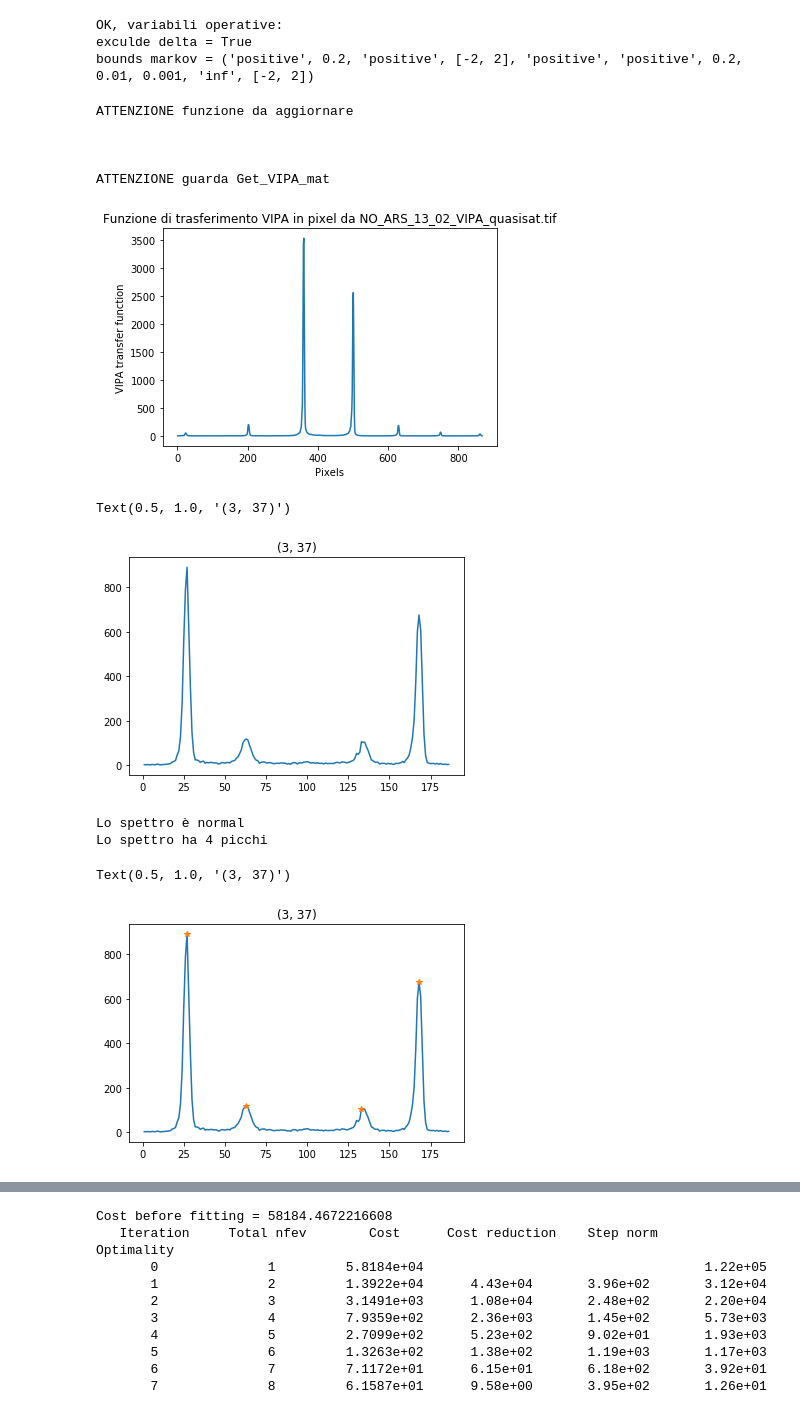
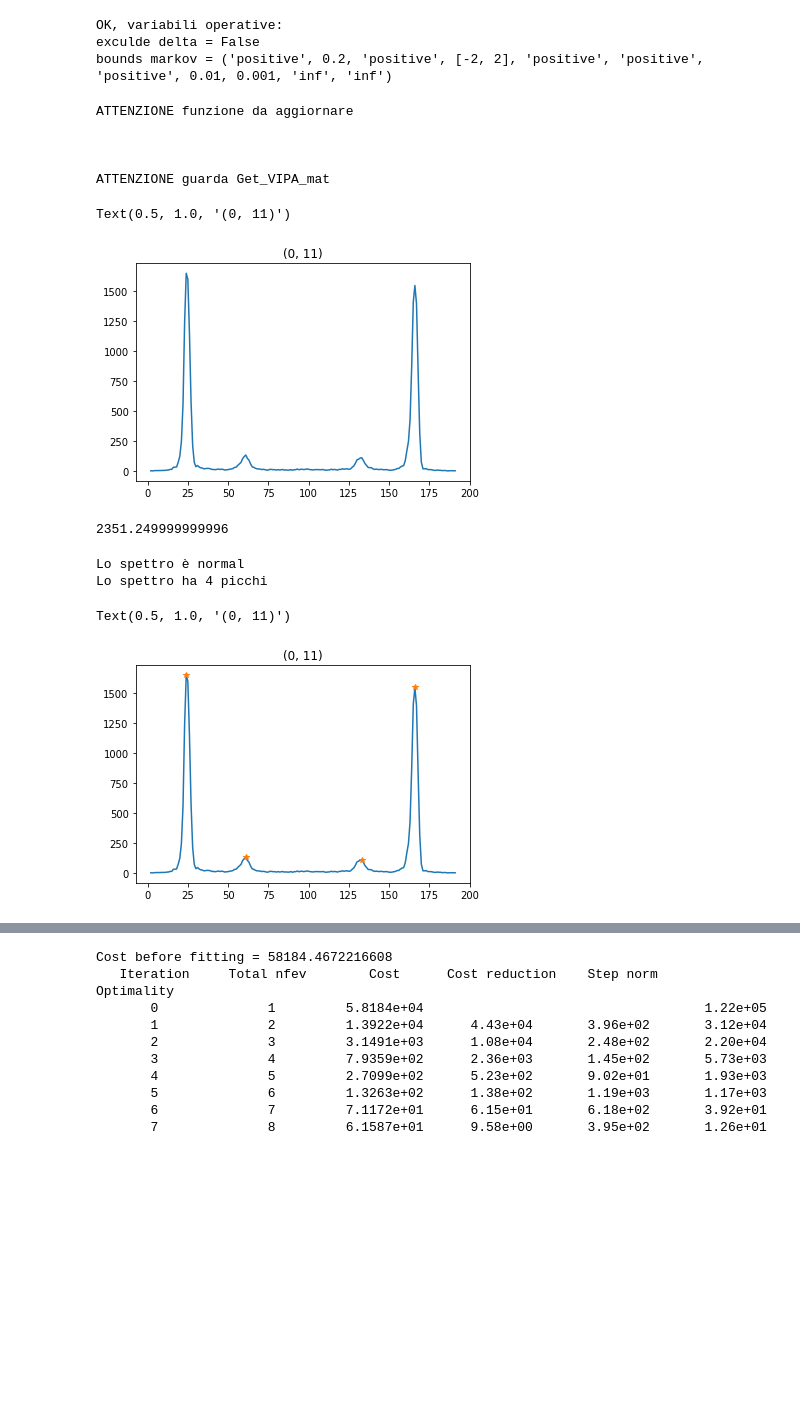
Before and after one commit to flautodipan/Python_Libraries, a Jupyter notebook: Experimentum_single.ipynb, the cells around one changed output, grey strips where cells are left out. Saved outputs shown, nothing was run; the diff lists cells and outputs as text; code cells hidden in the pictures; blank space fills up the shorter version.

Commit message:
Lavoro su grafici e poco più per Brillouin. Per MD ho implementato lo studio al variare del cutoff

```diff
--- a/Experimentum_single.ipynb
+++ b/Experimentum_single.ipynb
@@ -17,7 +17,7 @@ import configparser
 
 save_path = '../Scrittek/figures/'
 #I/O
-spectra_filename = 'NO_ARS_13_02'
+spectra_filename = 'ARS_13_02'
 now_path            =   '../BRILLOUIN/TDP43/' +spectra_filename +'/'
 
 inputs = configparser.ConfigParser()
@@ -52,7 +52,6 @@ mean_dist_23        =  inputs.getfloat('Operatives','mean_dist_23')
 
 recover_markov      = inputs.getboolean('Markov', 'recover_markov')
 p0_normal           = np.array(eval(inputs['Markov']['p0_normal']))
-p0_brillouin        = np.array(eval(inputs['Markov']['p0_brillouin']))
 p0_almost           = np.array(eval(inputs['Markov']['p0_almost']))
 
 rules_markov_bounds =   eval(inputs['Markov']['rules_markov_bounds'])
@@ -75,30 +74,33 @@ cols_gauss  = ( 'A', 'mu', 'sigma')
 print('OK, variabili operative:\nexculde delta = {}\nbounds markov = {}'.format(exclude_delta, str(rules_markov_bounds)))
 # %% [output]
 OK, variabili operative:
-exculde delta = True
-bounds markov = ('positive', 0.2, 'positive', [-2, 2], 'positive', 'positive', 0.2, 0.01, 0.001, 'inf', [-2, 2])
+exculde delta = False
+bounds markov = ('positive', 0.2, 'positive', [-2, 2], 'positive', 'positive', 'positive', 0.01, 0.001, 'inf', 'inf')
 # %%
 #0) importo dati e inizializzo oggetti
-i   =   3
-j   =   37
+i   =   0
+j   =  11
 y    =   Import_from_Matlab(spectra_filename, now_path, var_name = 'y3', transpose = transpose)[i][j]
 Data    =   Exp.Spectrum(name = str((i,j)))
 Data.Get_Spectrum(y = np.resize(y, np.max(y.shape)), offset = 183., cut = pre_cut, cut_range = (10, 175))
 Data.Get_Spectrum_Peaks(**syg_kwargs)
-Data.Get_VIPA_tif(VIPA_filename, now_path, fig = 'VIPA_img', save_path = now_path)
+Data.Get_VIPA_tif(VIPA_filename, now_path, )#fig = 'VIPA_img', save_path = now_path)
 
 plt.figure()
 plt.plot(Data.x, Data.y)
 plt.title(str((i,j)))
 # %% [output]
 ATTENZIONE funzione da aggiornare
 
 
 
 ATTENZIONE guarda Get_VIPA_mat
+Text(0.5, 1.0, '(0, 11)')
-[figure, old version]
+[figure, new version]
-Text(0.5, 1.0, '(3, 37)')
-[figure, removed]
+# %%
+(4*0.99*0.95)/((0.99-0.95)**2)
+# %% [output]
+2351.249999999996
 # %%
 #1) Classificazione e visualizzazione spettro
 check = Data.Check_Spectrum_Saturation(saturation_height = sat_height, saturation_width = sat_width)
@@ -130,8 +132,8 @@ plt.title(str((i,j)))
 # %% [output]
 Lo spettro è normal
 Lo spettro ha 4 picchi
-Text(0.5, 1.0, '(3, 37)')
+Text(0.5, 1.0, '(0, 11)')
-[figure, old version]
+[figure, new version]
 # %%
 #2) Operazioni di conversione in GHz
 
```
Also changed, not shown: parts of 7 cells of this notebook, 7 other files.
